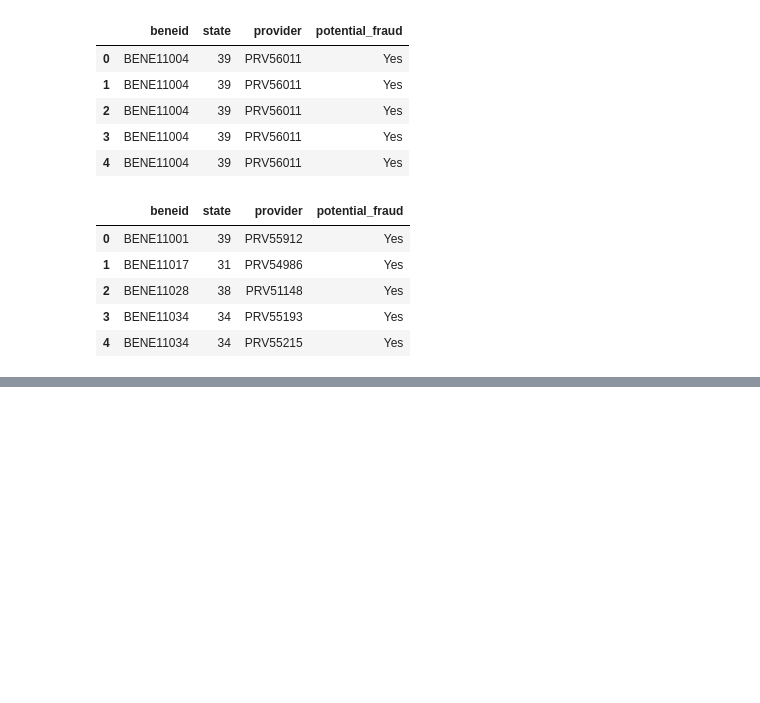
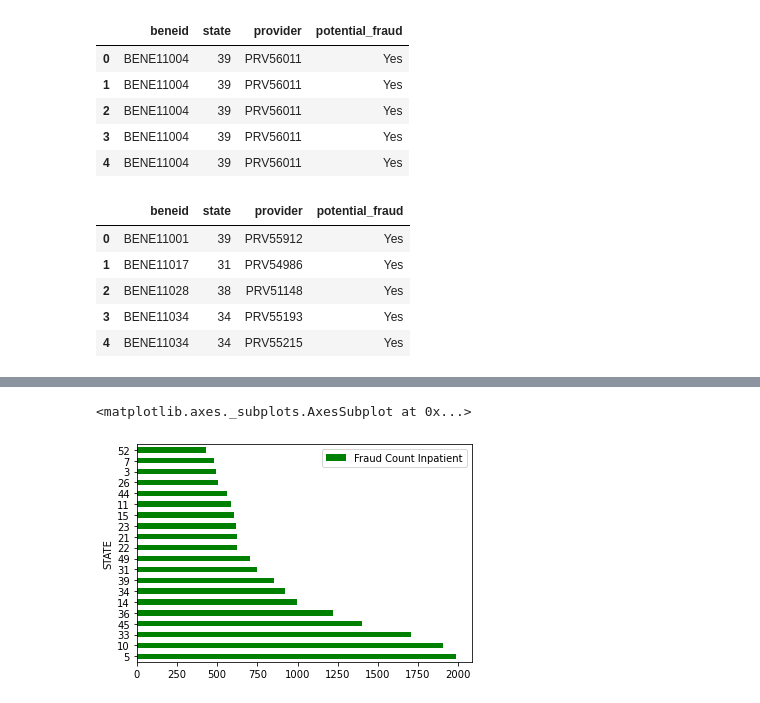
Before and after one commit to kpessa/Project-2-ETL, a Jupyter notebook: Chikas_notebook.ipynb, the cells around one changed output, grey strips where cells are left out. Cells and saved outputs as stored; diff of their text form; code cells hidden in the pictures; blank space fills up the shorter version.

```diff
--- a/Chikas_notebook.ipynb
+++ b/Chikas_notebook.ipynb
@@ -224,11 +225,12 @@ ON b.beneid = o.beneid;""", con=engine).head()
 | 3 | BENE11004 | 39 | PRV56011 | Yes |
 | 4 | BENE11004 | 39 | PRV56011 | Yes |
 # %%
-pd.read_sql_query("""SELECT b.beneid, b.state, i.provider, i.potential_fraud
-FROM train_beneficiary as b
-LEFT JOIN inpatient_provider_fraud as i
-ON b.beneid = i.beneid
-WHERE i.potential_fraud = 'Yes';""", con=engine).head()
+inpatient_fraud_df = pd.read_sql_query("""SELECT b.beneid, b.state, i.provider, i.potential_fraud
+                        FROM train_beneficiary as b
+                        LEFT JOIN inpatient_provider_fraud as i
+                        ON b.beneid = i.beneid
+                        WHERE i.potential_fraud = 'Yes';""", con=engine)
+inpatient_fraud_df.head()
 # %% [output]
 |  | beneid | state | provider | potential_fraud |
 | 0 | BENE11001 | 39 | PRV55912 | Yes |
@@ -238,0 +257,12 @@ WHERE i.potential_fraud = 'Yes';""", con=engine).head()
+# %%
+#plot state with the highest number of fraud for inpatient services
+inpatient_beneficiary_grouped = inpatient_fraud_df['state'].value_counts()
+inpatient_beneficiary_grouped = inpatient_beneficiary_grouped.to_frame()
+inpatient_beneficiary_grouped['Fraud Count Inpatient'] = inpatient_beneficiary_grouped['state']
+inpatient_beneficiary_grouped['STATE'] = inpatient_beneficiary_grouped.index
+inpatient_beneficiary_grouped = inpatient_beneficiary_grouped.drop(['state'], axis = 1)
+inpatient_beneficiary_grouped = inpatient_beneficiary_grouped.head(20)
+inpatient_beneficiary_grouped.plot(x ='STATE', y='Fraud Count Inpatient', kind = 'barh', color = 'g')
+# %% [output]
+<matplotlib.axes._subplots.AxesSubplot at 0x...>
+[figure, added]
```
Also changed, not shown: parts of 4 cells of this notebook, 6 other files.
